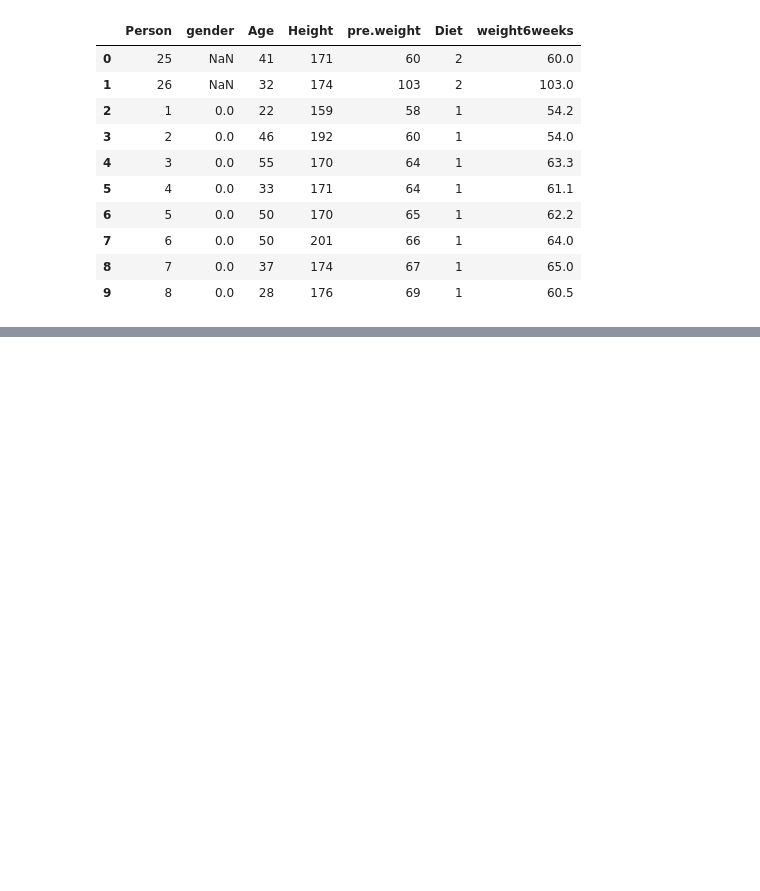
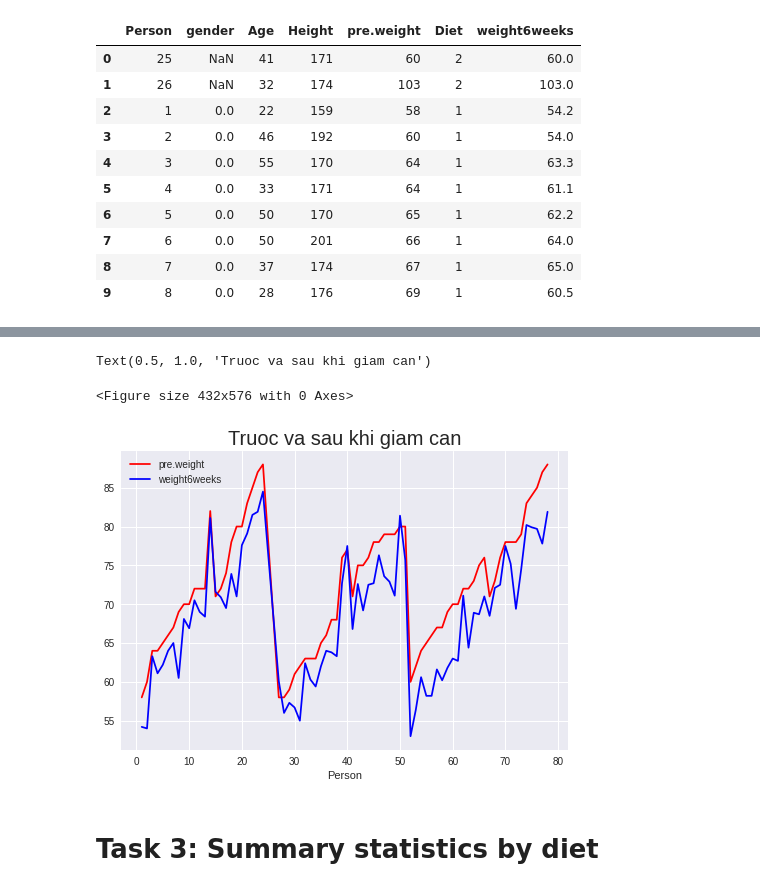
Before and after one commit to thangpro1242002/PTDL-with-python, a Jupyter notebook: Inference_Statistics.ipynb, the cells around one changed output, grey strips where cells are left out. Saved outputs shown, nothing was run; the diff lists cells and outputs as text; code cells hidden in the pictures; blank space fills up the shorter version.

```diff
--- a/Inference_Statistics.ipynb
+++ b/Inference_Statistics.ipynb
@@ -26,11 +26,3 @@ data.head(10)
 | 7 | 6 | 0.0 | 50 | 201 | 66 | 1 | 64.0 |
 | 8 | 7 | 0.0 | 37 | 174 | 67 | 1 | 65.0 |
 | 9 | 8 | 0.0 | 28 | 176 | 69 | 1 | 60.5 |
-# %%
-
-# Index 25, 26 thiếu dữ liệu -> add value
-
-t = data.set_index('Person')
-t.loc[[25, 26], 'gender'] = '1'
-data_new = t.sort_index()
-data_new.head(10)
@@ -195,0 +48,8 @@ H1:Mẫu không có phương sai đồng nhất
+# %%
+#gender của cột 1 và 2 là Na nên loại bỏ
+#sau đó sắp xếp lại theo index mới
+dt = data.copy()
+rm = dt.drop([0, 1])
+x = rm.set_index('Person')
+dtnew = x.sort_index()
+dtnew.head(10)
@@ -195,0 +126,14 @@ H1:Mẫu không có phương sai đồng nhất
+# %%
+
+# Biểu đồ cân nặng trước và sau khi giảm cân
+
+plt.figure(figsize=(6, 8))
+plt.style.use('seaborn')
+dtnew[['pre.weight', 'weight6weeks']].plot(color= ['r', 'b'])
+plt.title('Truoc va sau khi giam can', fontsize=20)
+# %% [output]
+Text(0.5, 1.0, 'Truoc va sau khi giam can')
+<Figure size 432x576 with 0 Axes>
+[figure, added]
+# %% [markdown]
+# Task 3: Summary statistics by diet
```
Also changed, not shown: parts of 64 cells of this notebook.
